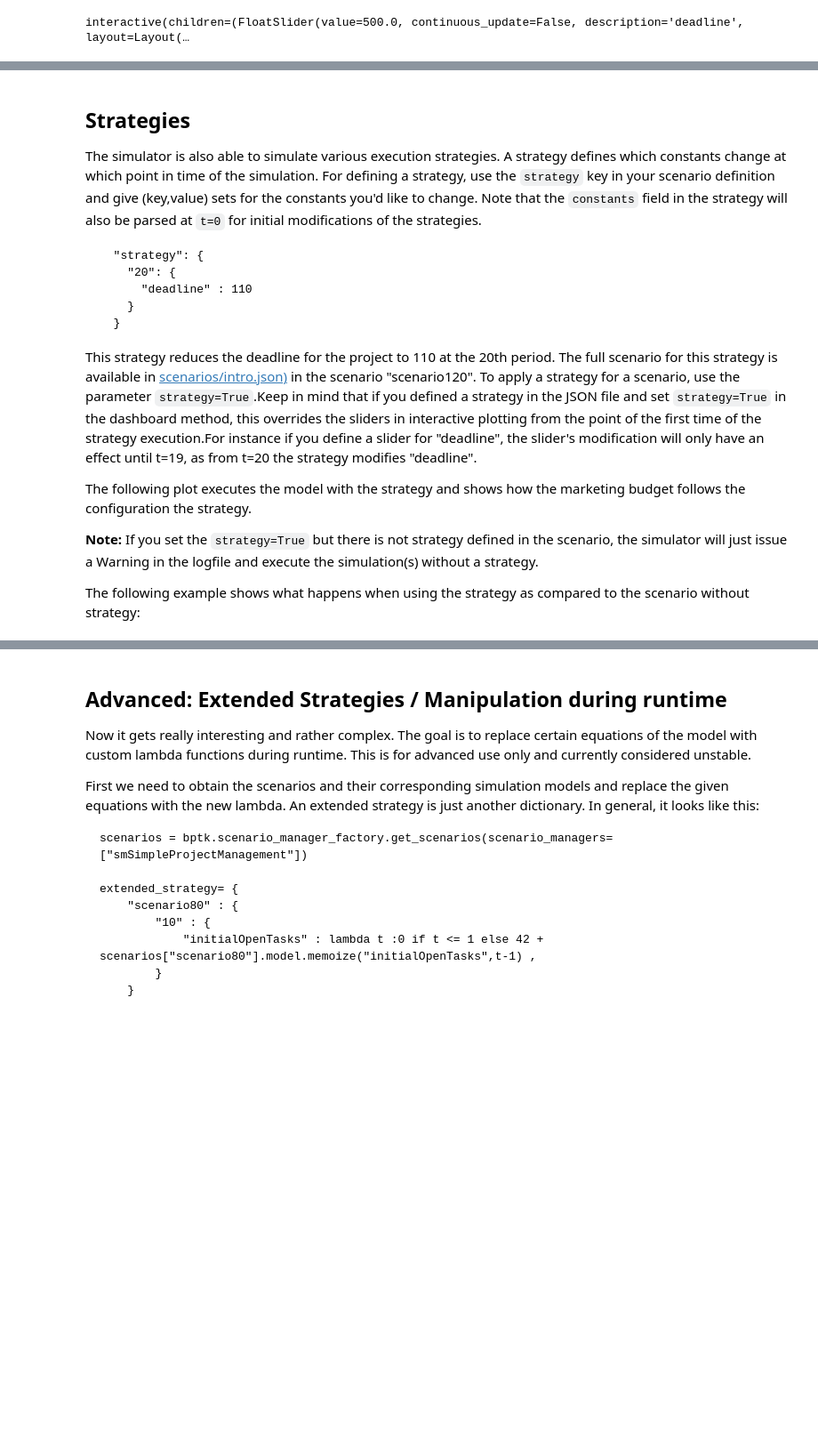
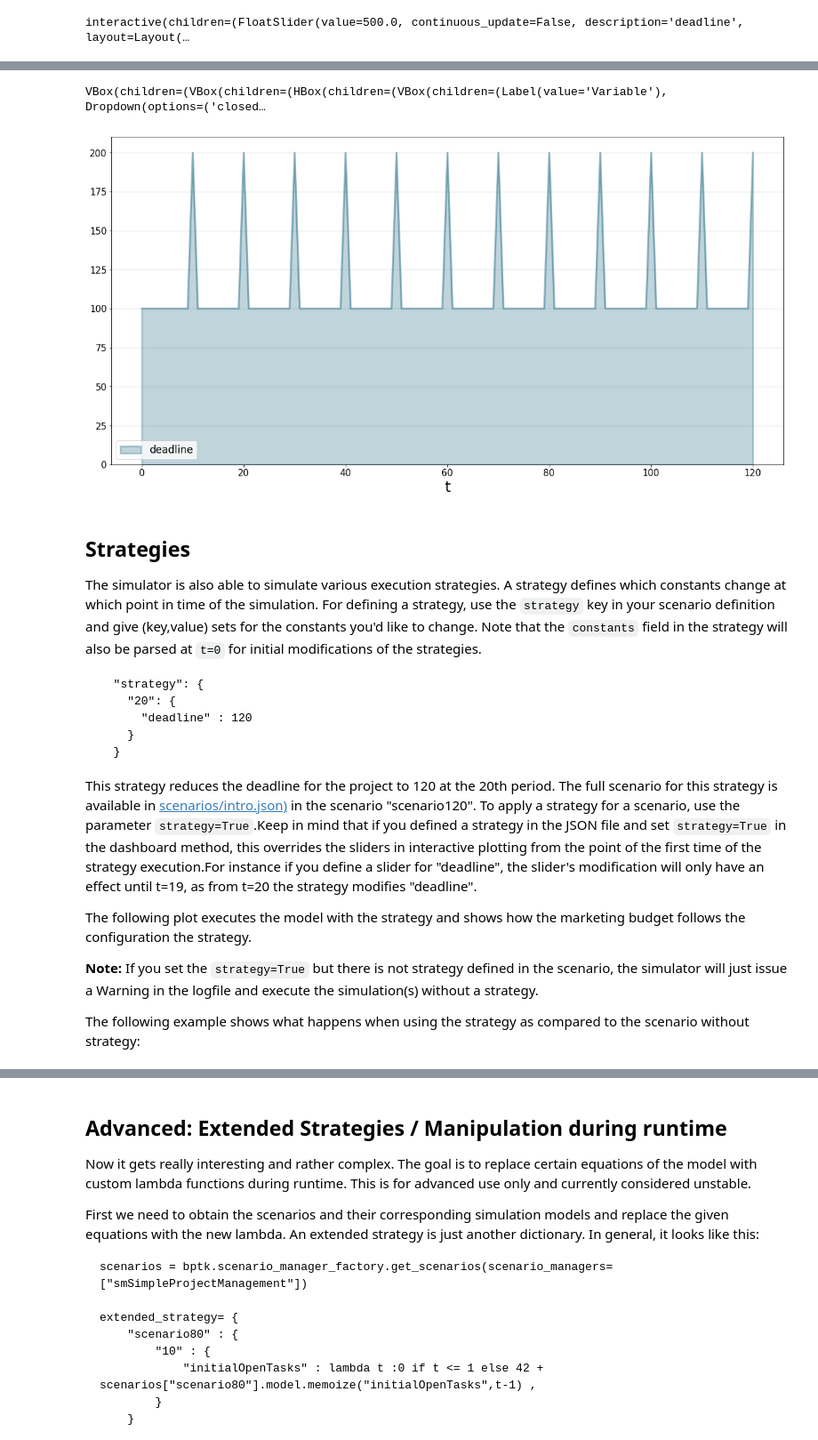
Before and after one commit to transentis/bptk_py_tutorial, a Jupyter notebook: bptk_py_in_depth.ipynb, the cells around one changed output, grey strips where cells are left out. Shown at 89% size. Saved outputs shown, nothing was run; the diff lists cells and outputs as text; code cells hidden in the pictures; blank space fills up the shorter version.

Commit message:
For PULSE functions

````diff
--- a/bptk_py_in_depth.ipynb
+++ b/bptk_py_in_depth.ipynb
@@ -268,3 +288,15 @@ interactive(children=(FloatSlider(value=500.0, continuous_update=False, descript
+# %%
+bptk.pulse_function_create(scenarios=["scenario100","scenario80"],scenario_managers=["smSimpleProjectManagement"])
+# %% [output]
+VBox(children=(VBox(children=(HBox(children=(VBox(children=(Label(value='Variable'), Dropdown(options=('closed…
+# %%
+bptk.plot_scenarios(scenarios=["scenario100"],
+                    strategy=True,
+                    scenario_managers=["smSimpleProjectManagement"],
+                    equations=["deadline"]
+                    )
+# %% [output]
+[figure, added]
 # %% [markdown]
 ## Strategies
 
@@ -272,11 +304,11 @@ The simulator is also able to simulate various execution strategies. A strategy
 ```
   "strategy": {
     "20": {
-      "deadline" : 110
+      "deadline" : 120
     }
   }
 ```
-This strategy reduces the deadline for the project to 110 at the 20th period. The full scenario for this strategy is available in [scenarios/intro.json)](scenarios/make_your_startup_grow_with_strategy.json) in the scenario "scenario120".
+This strategy reduces the deadline for the project to 120 at the 20th period. The full scenario for this strategy is available in [scenarios/intro.json)](scenarios/make_your_startup_grow_with_strategy.json) in the scenario "scenario120".
 To apply a strategy for a scenario, use the parameter ``strategy=True``.Keep in mind that if you defined a strategy in the JSON file and set ``strategy=True`` in the dashboard method, this overrides the sliders in interactive plotting from the point of the first time of the strategy execution.For instance if you define a slider for "deadline", the slider's modification will only have an effect until t=19, as from t=20 the strategy modifies "deadline".
 
 The following plot executes the model with the strategy and shows how the marketing budget follows the configuration the strategy.
````
Also changed, not shown: parts of 5 cells of this notebook, 5 other files.
